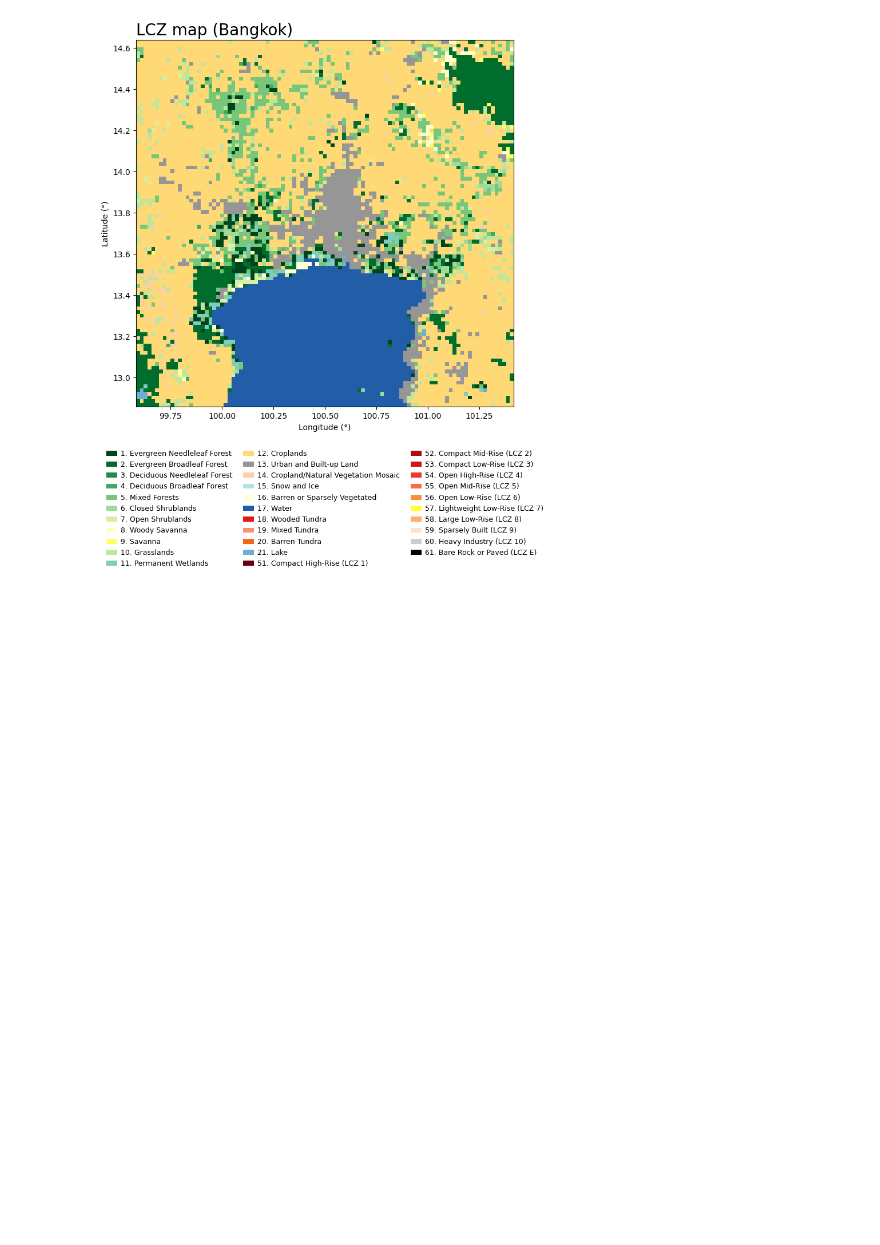
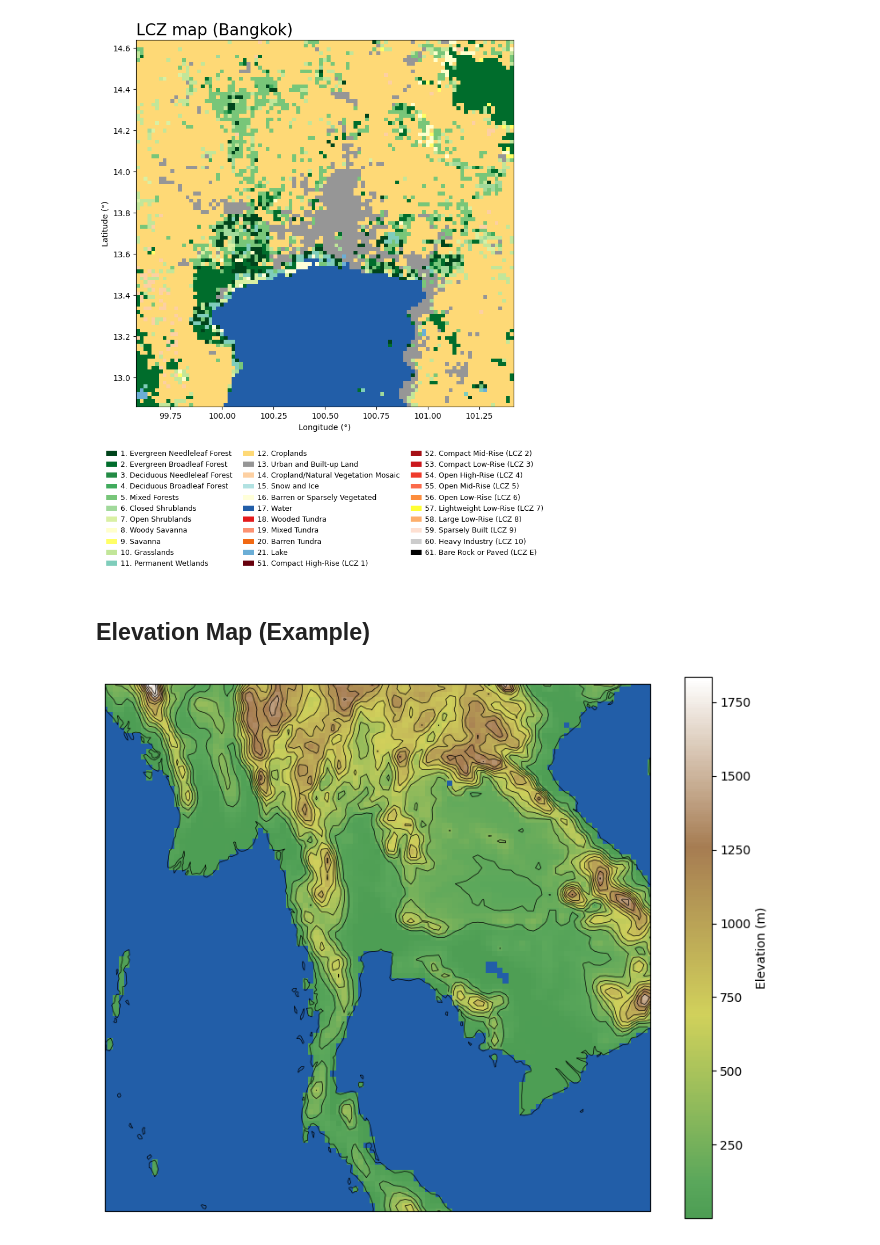
Before and after one commit to AtmosSciTools/WRF_tools, a Jupyter notebook: notebooks/visualization/10_domain_overview.ipynb, the cells around one changed output. Cells and saved outputs as stored; diff of their text form; code cells hidden in the pictures; blank space fills up the shorter version.

Commit message:
add an example of elevation map

```diff
--- a/notebooks/visualization/10_domain_overview.ipynb
+++ b/notebooks/visualization/10_domain_overview.ipynb
@@ -385,3 +385,69 @@ plt.show()
 ds.close()
 # %% [output]
 [figure]
+# %% [markdown]
+## Elevation Map (Example)
+# %%
+# Plot topography from geo_em with LANDMASK
+import xarray as xr
+import numpy as np
+import matplotlib.pyplot as plt
+from matplotlib.colors import LinearSegmentedColormap
+import cartopy.crs as ccrs
+import cartopy.feature as cfeature
+
+# --- File path ---
+geo_em = f'{data_dir}/Run_WRF/{domain_id}/{setting}/geo_em.d01.nc'
+
+ds = xr.open_dataset(geo_em)
+# Use HGT as elevation variable
+hgt = ds['HGT_M'].isel(Time=0).values if 'Time' in ds['HGT_M'].dims else ds['HGT_M'].values
+# Use LANDMASK to distinguish land (1) and ocean (0)
+landmask = ds['LANDMASK'].isel(Time=0).values if 'Time' in ds['LANDMASK'].dims else ds['LANDMASK'].values
+# Prefer M-grid lat/lon, fall back to C-grid
+if 'XLAT_M' in ds and 'XLONG_M' in ds:
+    lat = ds['XLAT_M'].isel(Time=0).values if 'Time' in ds['XLAT_M'].dims else ds['XLAT_M'].values
+    lon = ds['XLONG_M'].isel(Time=0).values if 'Time' in ds['XLONG_M'].dims else ds['XLONG_M'].values
+else:
+    lat = ds['XLAT_C'].isel(Time=0).values if 'Time' in ds['XLAT_C'].dims else ds['XLAT_C'].values
+    lon = ds['XLONG_C'].isel(Time=0).values if 'Time' in ds['XLONG_C'].dims else ds['XLONG_C'].values
+
+# Mask ocean using LANDMASK (set ocean to NaN)
+hgt_masked = np.where(landmask == 1, hgt, np.nan)
+
+def hillshade(elev, azimuth=315, altitude=45):
+    az = np.deg2rad(azimuth)
+    alt = np.deg2rad(altitude)
+    dy, dx = np.gradient(elev)
+    slope = np.pi/2 - np.arctan(np.hypot(dx, dy))
+    aspect = np.arctan2(-dx, dy)
+    shaded = np.sin(alt) * np.sin(slope) + np.cos(alt) * np.cos(slope) * np.cos(az - aspect)
+    return (shaded - shaded.min()) / (shaded.max() - shaded.min())
+
+hs = hillshade(hgt_masked)
+
+fig, ax = plt.subplots(figsize=(10, 8), subplot_kw={'projection': ccrs.PlateCarree()})
+ax.add_feature(cfeature.COASTLINE, linewidth=0.5)
+
+# Create a custom colormap for land
+colors = [
+    "#1b7837",  # Dark green (lowlands)
+    "#5aa75b",  # Green
+    "#d1d15b",  # Yellow (grasslands/bare ground)
+    "#a67c52",  # Brown (mountain slopes)
+    "#ffffff",  # White (snow-capped peaks)
+]
+elev_cmap = LinearSegmentedColormap.from_list("elev_no_blue", colors, N=256)
+cmap = LinearSegmentedColormap.from_list('land_only', elev_cmap(np.linspace(0.2, 1, 256)))
+cmap.set_bad(color="#225ea8")
+
+# Plot masked topography
+pcm = ax.pcolormesh(lon, lat, hgt_masked, cmap=cmap, shading='auto', transform=ccrs.PlateCarree())
+ax.imshow(hs, cmap='gray', origin='lower', extent=(lon.min(), lon.max(), lat.min(), lat.max()), transform=ccrs.PlateCarree(), alpha=0.4)
+ax.contour(lon, lat, hgt_masked, levels=12, colors='k', linewidths=0.5, transform=ccrs.PlateCarree())
+fig.colorbar(pcm, ax=ax, label='Elevation (m)')
+ax.set_extent([lon.min(), lon.max(), lat.min(), lat.max()], crs=ccrs.PlateCarree())
+plt.show()
+ds.close()
+# %% [output]
+[figure, added]
```
